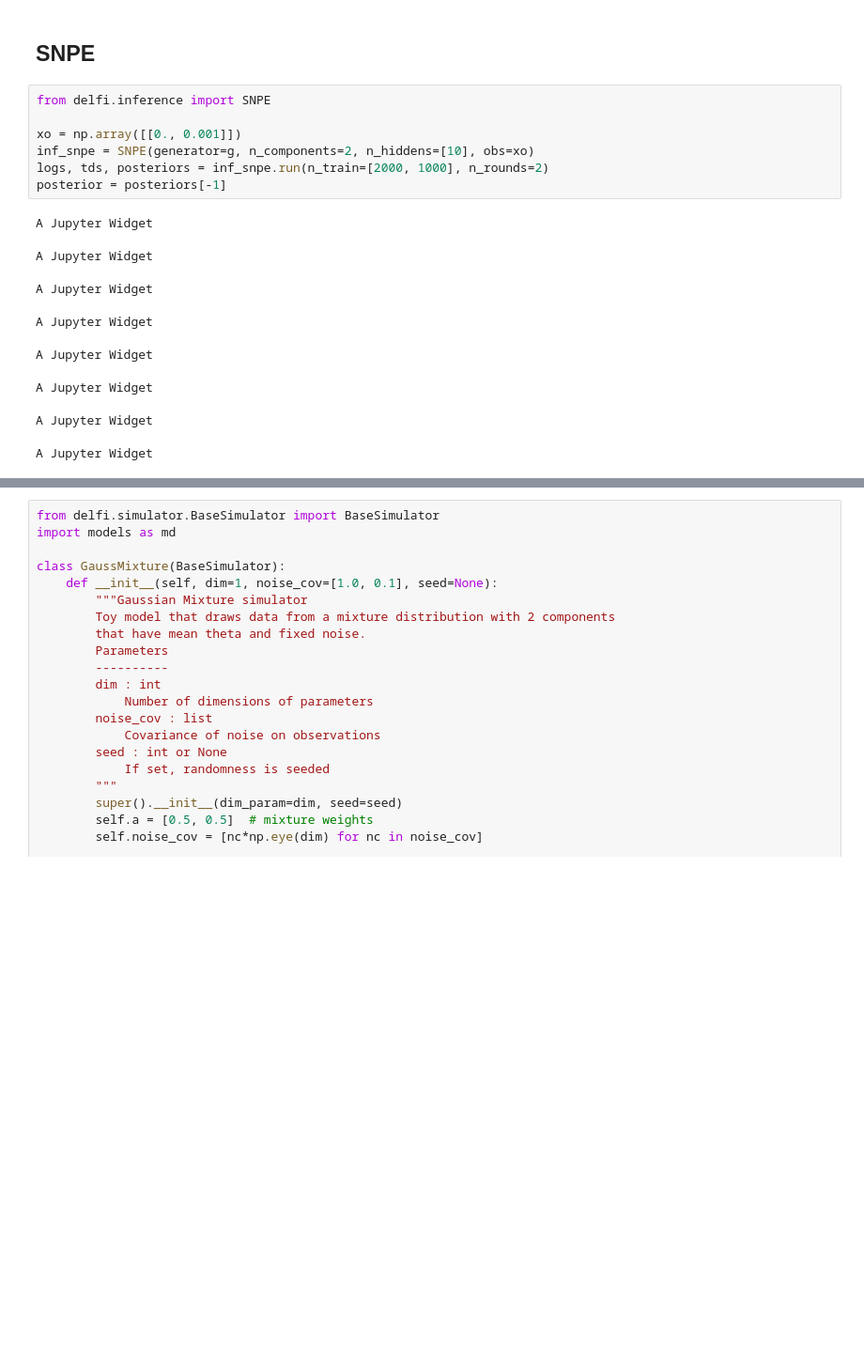
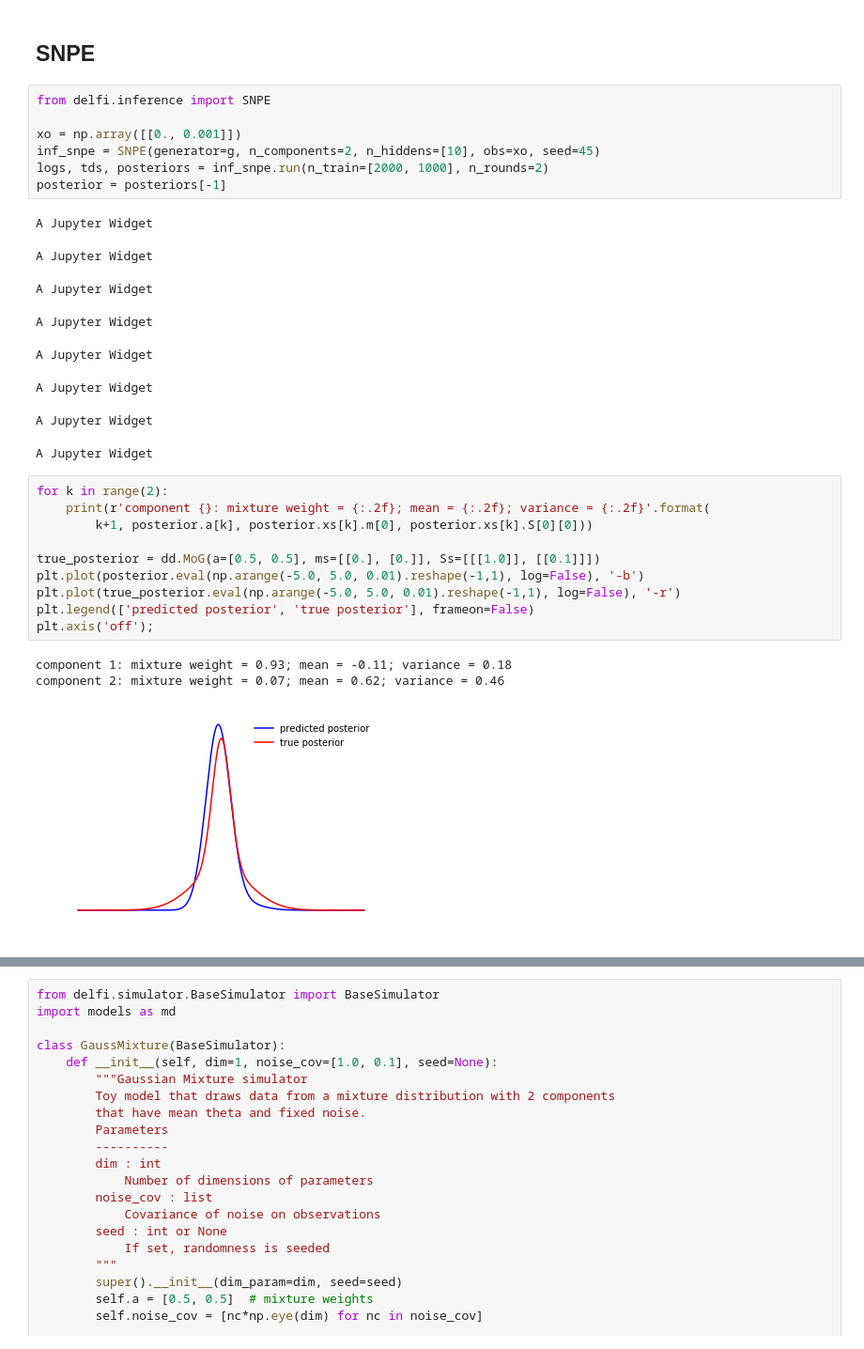
Before and after one commit to awakenting/master-thesis, a Jupyter notebook: code/delfi_experiments.ipynb, the cells around one changed output, grey strips where cells are left out. Shown at 94% size. Saved outputs shown, nothing was run; the diff lists cells and outputs as text; blank space fills up the shorter version.

```diff
--- a/code/delfi_experiments.ipynb
+++ b/code/delfi_experiments.ipynb
@@ -120,7 +127,7 @@ plt.axis('off');
 from delfi.inference import SNPE
 
 xo = np.array([[0., 0.001]])
-inf_snpe = SNPE(generator=g, n_components=2, n_hiddens=[10], obs=xo)
+inf_snpe = SNPE(generator=g, n_components=2, n_hiddens=[10], obs=xo, seed=45)
 logs, tds, posteriors = inf_snpe.run(n_train=[2000, 1000], n_rounds=2)
 posterior = posteriors[-1]
 # %% [output]
@@ -132,6 +139,20 @@ A Jupyter Widget
 A Jupyter Widget
 A Jupyter Widget
 A Jupyter Widget
+# %%
+for k in range(2):
+    print(r'component {}: mixture weight = {:.2f}; mean = {:.2f}; variance = {:.2f}'.format(
+        k+1, posterior.a[k], posterior.xs[k].m[0], posterior.xs[k].S[0][0]))
+
+true_posterior = dd.MoG(a=[0.5, 0.5], ms=[[0.], [0.]], Ss=[[[1.0]], [[0.1]]])
+plt.plot(posterior.eval(np.arange(-5.0, 5.0, 0.01).reshape(-1,1), log=False), '-b')
+plt.plot(true_posterior.eval(np.arange(-5.0, 5.0, 0.01).reshape(-1,1), log=False), '-r')
+plt.legend(['predicted posterior', 'true posterior'], frameon=False)
+plt.axis('off');
+# %% [output]
+component 1: mixture weight = 0.93; mean = -0.11; variance = 0.18
+component 2: mixture weight = 0.07; mean = 0.62; variance = 0.46
+[figure, added]
 # %%
 for k in range(2):
     print(r'component {}: mixture weight = {:.2f}; mean = {:.2f}; variance = {:.2f}'.format(
```
Also changed, not shown: parts of 8 cells of this notebook, 6 other files.
